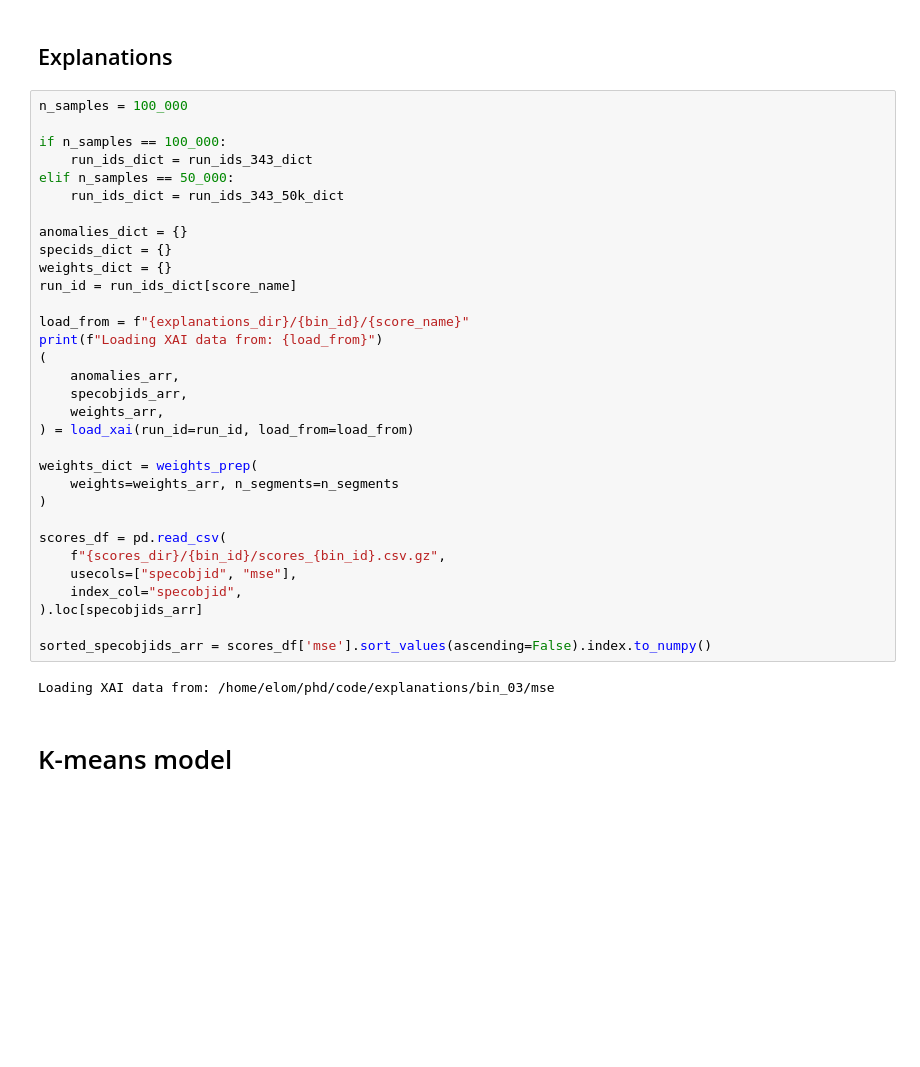
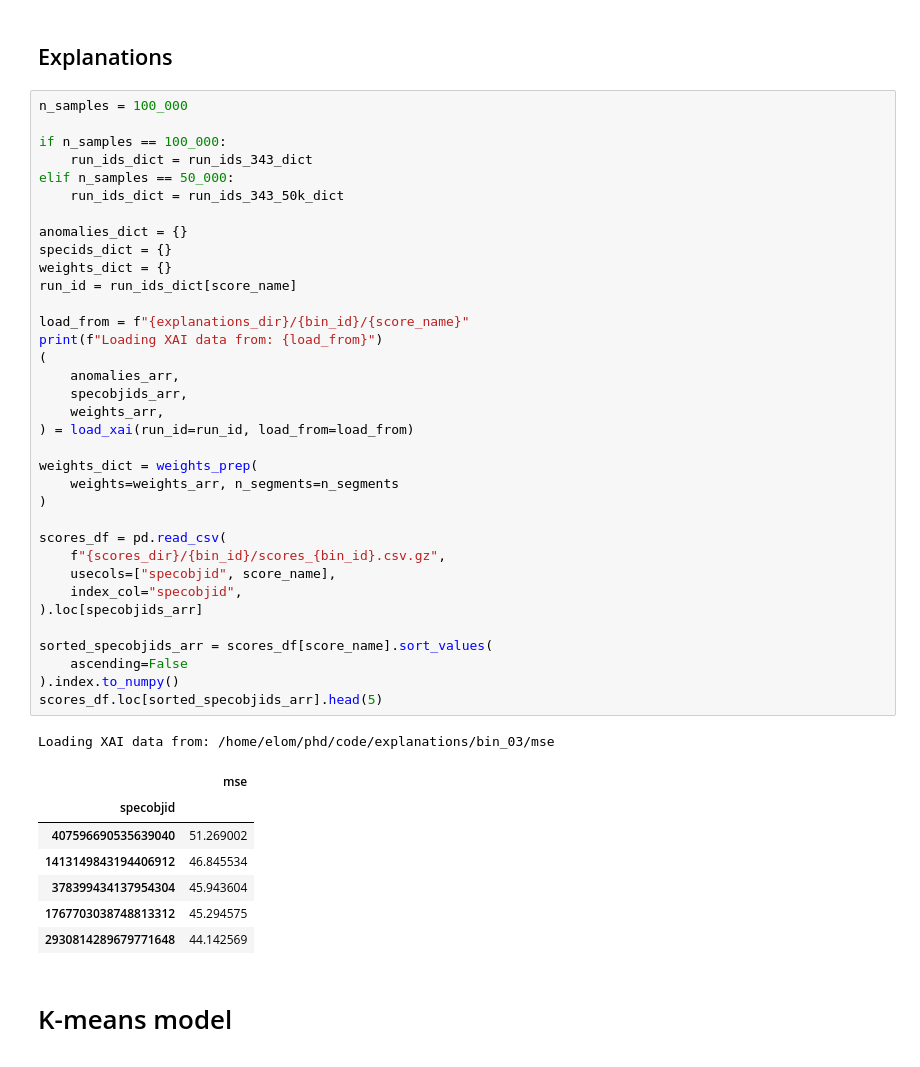
Before and after one commit to ed-ortizm/xai-astronomy, a Jupyter notebook: thesis/04_clustering_xai/03_se_cluster_analysis.ipynb, the cells around one changed output. Cells and saved outputs as stored; diff of their text form; blank space fills up the shorter version.

```diff
--- a/thesis/04_clustering_xai/03_se_cluster_analysis.ipynb
+++ b/thesis/04_clustering_xai/03_se_cluster_analysis.ipynb
@@ -311,35 +311,45 @@ n_samples = 100_000
 
 if n_samples == 100_000:
     run_ids_dict = run_ids_343_dict
 elif n_samples == 50_000:
     run_ids_dict = run_ids_343_50k_dict
 
 anomalies_dict = {}
 specids_dict = {}
 weights_dict = {}
 run_id = run_ids_dict[score_name]
 
 load_from = f"{explanations_dir}/{bin_id}/{score_name}"
 print(f"Loading XAI data from: {load_from}")
 (
     anomalies_arr,
     specobjids_arr,
     weights_arr,
 ) = load_xai(run_id=run_id, load_from=load_from)
 
 weights_dict = weights_prep(
     weights=weights_arr, n_segments=n_segments
 )
 
 scores_df = pd.read_csv(
     f"{scores_dir}/{bin_id}/scores_{bin_id}.csv.gz",
-    usecols=["specobjid", "mse"],
+    usecols=["specobjid", score_name],
     index_col="specobjid",
 ).loc[specobjids_arr]
 
-sorted_specobjids_arr = scores_df['mse'].sort_values(ascending=False).index.to_numpy()
+sorted_specobjids_arr = scores_df[score_name].sort_values(
+    ascending=False
+).index.to_numpy()
+scores_df.loc[sorted_specobjids_arr].head(5)
 # %% [output]
 Loading XAI data from: /home/elom/phd/code/explanations/bin_03/mse
+|  | mse |
+| specobjid |  |
+| 407596690535639040 | 51.269002 |
+| 1413149843194406912 | 46.845534 |
+| 378399434137954304 | 45.943604 |
+| 1767703038748813312 | 45.294575 |
+| 2930814289679771648 | 44.142569 |
 # %% [markdown]
 # K-means model
 ![image.png](attachment:image.png)
```
Also changed, not shown: parts of 10 cells of this notebook, 3 other files.
